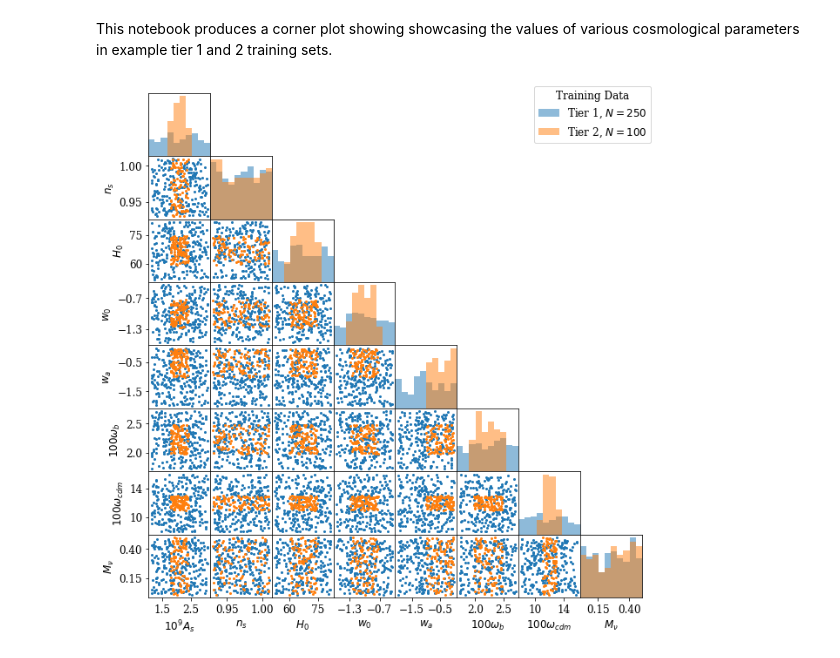
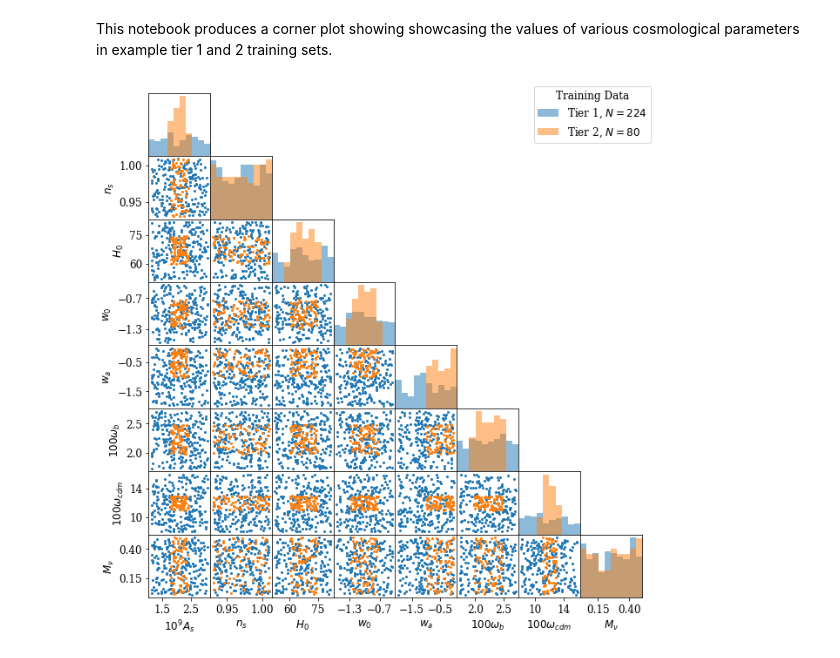
Before and after one commit to AlexaBartlett/HEFT-Simulation-Budgeting, a Jupyter notebook: corner_plot_tiers.ipynb, the cells around one changed output. Drawn from its saved outputs; the diff is of its cells as text; code cells hidden in the pictures.

```diff
--- a/corner_plot_tiers.ipynb
+++ b/corner_plot_tiers.ipynb
@@ -13,9 +13,9 @@ This notebook produces a corner plot showing showcasing the values of various co
 # %%
 # loading data
 tier1 = np.loadtxt('training_data/pmm_w0wamnu_noisy_ZCV_tier1/params.txt', unpack=True)
-tier1 = np.array(tier1[:,-250:]) # truncating to 250/400 samples
+tier1 = np.array(tier1[:,-224:]) # truncating to 250/400 samples
 tier2 = np.loadtxt('training_data/pmm_w0wamnu_noisy_ZCV_tier2/params.txt', unpack=True)
-tier2 = np.array(tier2[:,-100:])# truncating to 100/200 samples
+tier2 = np.array(tier2[:,-80:])# truncating to 100/200 samples
 # %%
 fig, axes = plt.subplots(8, 8, figsize=(9, 9))
 
@@ -47,32 +47,32 @@ for i in range(len(labels)):
 
             ax.set_xlim(min(data1), max(data1))
             ax.set_yticks([])
 
         else:
             x1 = 1e9 * tier1[j] if j == 0 else (100 * tier1[j] if j in [5, 6] else tier1[j])
             y1 = 1e9 * tier1[i] if i == 0 else (100 * tier1[i] if i in [5, 6] else tier1[i])
             x2 = 1e9 * tier2[j] if j == 0 else (100 * tier2[j] if j in [5, 6] else tier2[j])
             y2 = 1e9 * tier2[i] if i == 0 else (100 * tier2[i] if i in [5, 6] else tier2[i])
 
             line1 = ax.scatter(x1, y1, s=4)
             line2 = ax.scatter(x2, y2, s=4)
             lines = [line1, line2]
 
             if j == 0:
                 ax.set_ylabel(labels[i])
                 ax.set_yticks(ticks[i])
             else:
                 ax.set_yticks([])
 
             if i == 7:
                 ax.set_xlabel(labels[j])
                 ax.set_xticks(ticks[j])
             else:
                 ax.set_xticks([])
 
-fig.legend(lines, title='Training Data', labels=['Tier 1, $N=250$', 'Tier 2, $N=100$'])
+fig.legend(lines, title='Training Data', labels=['Tier 1, $N=224$', 'Tier 2, $N=80$'])
 fig.tight_layout()
 fig.subplots_adjust(wspace=0., hspace=0.)
 fig.savefig('figures/tier1_tier2_corner_plots.pdf')
 # %% [output]
-[figure, old version]
+[figure, new version]
```
Also changed, not shown: 1 other file.
